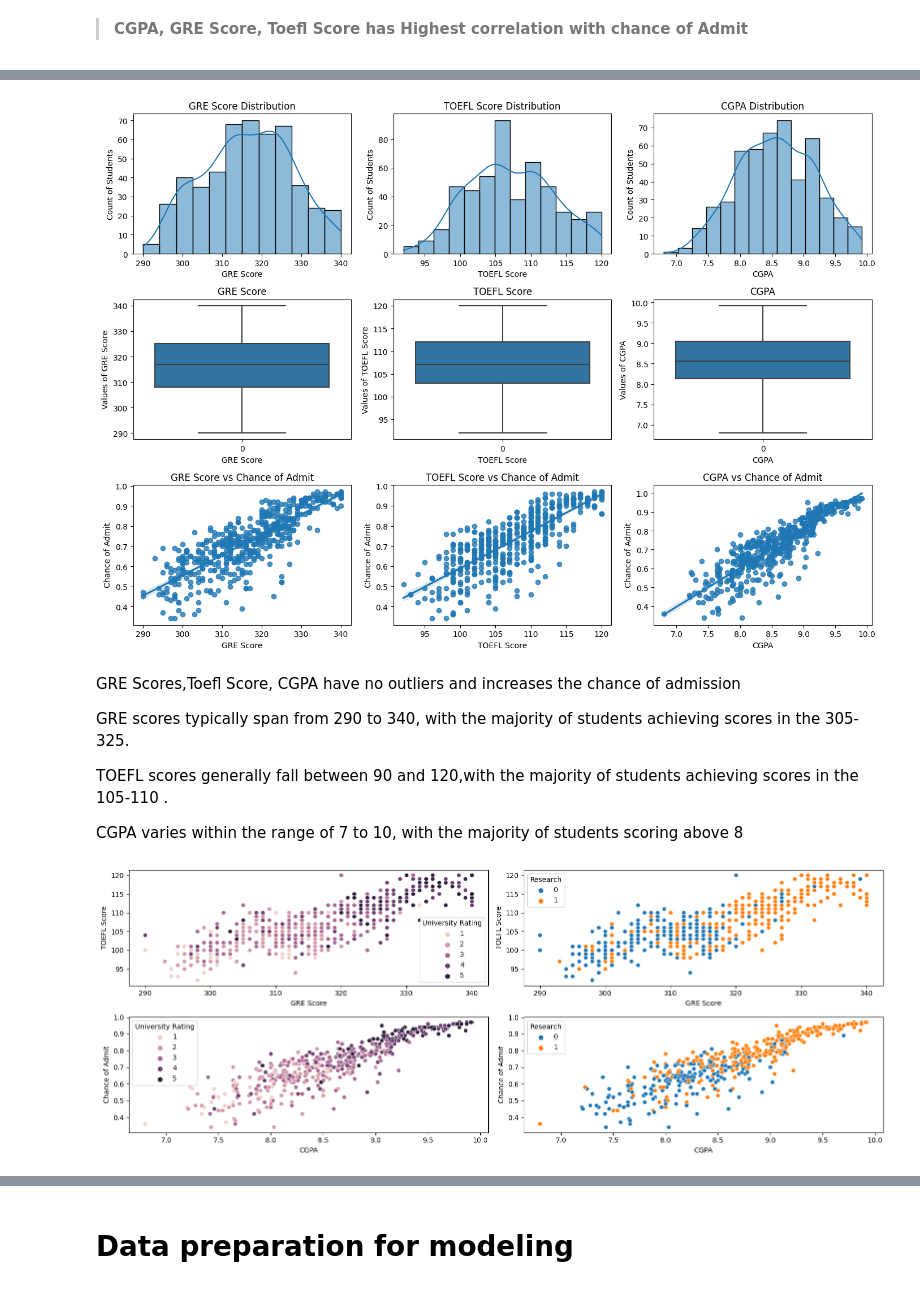
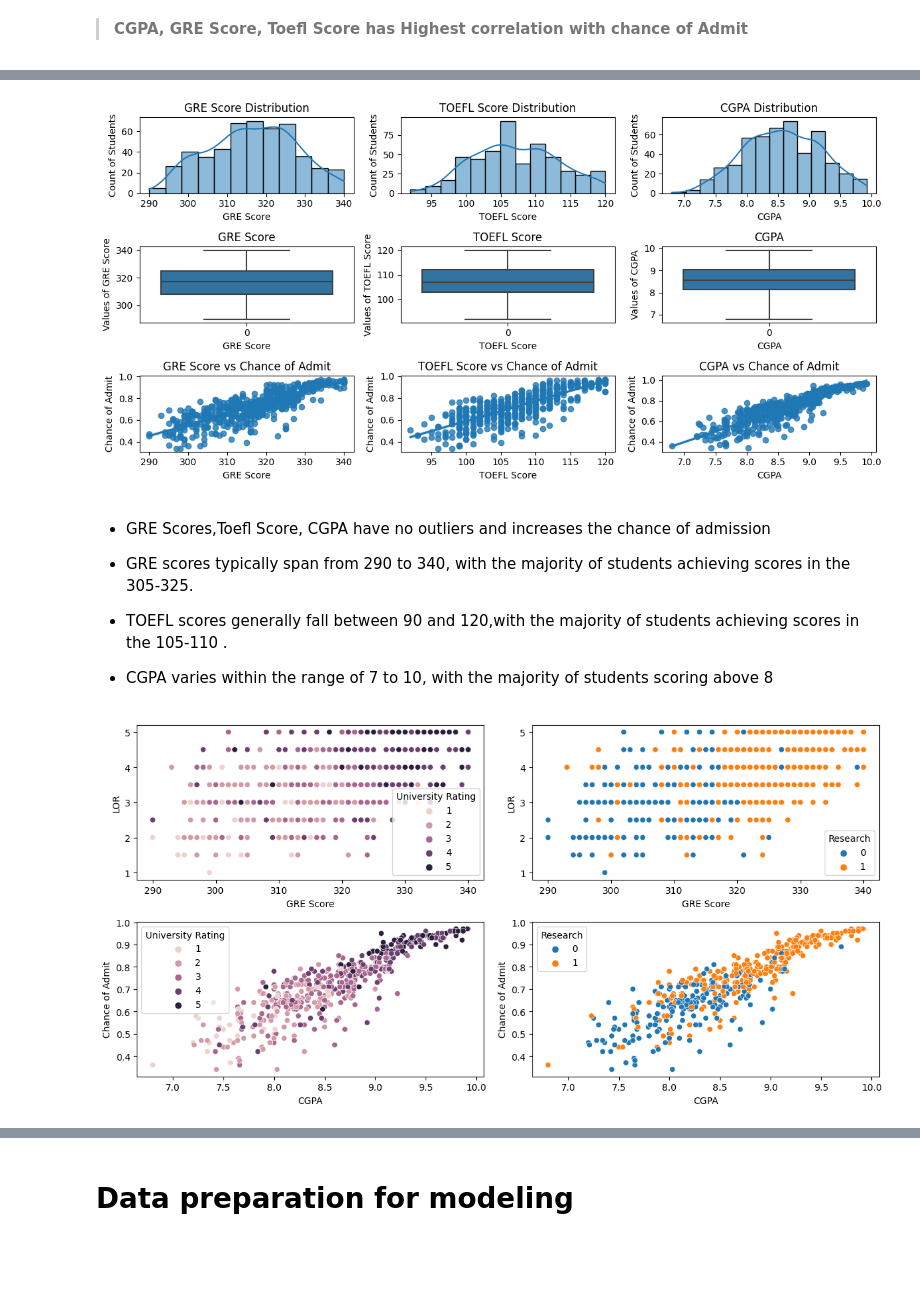
Before and after one commit to jdeepanshu/chanceadmission, a Jupyter notebook: Jamboree_Case_Study.ipynb, the cells around one changed output, grey strips where cells are left out. Saved outputs shown, nothing was run; the diff lists cells and outputs as text; code cells hidden in the pictures; blank space fills up the shorter version.

```diff
--- a/Jamboree_Case_Study.ipynb
+++ b/Jamboree_Case_Study.ipynb
@@ -183,7 +190,7 @@ plt.show()
 
 > **CGPA, GRE Score, Toefl Score has Highest correlation with chance of Admit**
 # %%
-fig, axes = plt.subplots(3,4, figsize=(16, 10))
+fig, axes = plt.subplots(3,4, figsize=((12,6)))
 cols =['University Rating', 'SOP','LOR', 'Research']
 
 for item, ax in zip(cols, axes[0, :].flatten()):
@@ -213,45 +223,45 @@ Chance of Admission is increased with University Rating,SOP,LOR Strength, Resear
 # %%
-fig, axes = plt.subplots(3,3, figsize=(14, 10))
+fig, axes = plt.subplots(3,3, figsize=((12,6)))
 new_cols =['GRE Score', 'TOEFL Score', 'CGPA']
 
 
 for item, ax in zip(new_cols, axes[0, :].flatten()):
     sns.histplot(data=df[item],kde=True, ax=ax)
     ax.set_title(f"{item} Distribution")
     ax.set_ylabel('Count of Students')
 
 for item, ax in zip(new_cols, axes[1, :].flatten()):
     sns.boxplot(data=df[item], ax=ax)
     ax.set_title(f"{item}")
     ax.set_xlabel(item)
     ax.set_ylabel(f"Values of {item}")
 
 for item, ax in zip(new_cols, axes[2, :].flatten()):
     sns.regplot(x=item,y='Chance of Admit',data=df, ax=ax)
     ax.set_title(f"{item} vs Chance of Admit")
 plt.tight_layout()
 plt.show()
 # %% [output]
-[figure, old version]
+[figure, new version]
 # %% [markdown]
-GRE Scores,Toefl Score, CGPA have no outliers and increases the chance of admission
+* GRE Scores,Toefl Score, CGPA have no outliers and increases the chance of admission
 
-GRE scores typically span from 290 to 340, with the majority of students achieving scores in the 305-325.
+* GRE scores typically span from 290 to 340, with the majority of students achieving scores in the 305-325.
 
-TOEFL scores generally fall between 90 and 120,with the majority of students achieving scores in the 105-110 .
+* TOEFL scores generally fall between 90 and 120,with the majority of students achieving scores in the 105-110 .
 
-CGPA varies within the range of 7 to 10, with the majority of students scoring above 8
+* CGPA varies within the range of 7 to 10, with the majority of students scoring above 8
 # %%
-fig, axes = plt.subplots(2,2, figsize=(16, 6))
+fig, axes = plt.subplots(2,2, figsize=(12, 6))
 
 
-sns.scatterplot(x = df["GRE Score"] , y = df["TOEFL Score"] , hue = df["University Rating"], ax=axes[0,0])
+sns.scatterplot(x = df["GRE Score"] , y = df["LOR"] , hue = df["University Rating"], ax=axes[0,0])
 sns.scatterplot(x = df["CGPA"] , y = df["Chance of Admit"] , hue = df["University Rating"],ax=axes[1,0])
 
-sns.scatterplot(x = df["GRE Score"] , y = df["TOEFL Score"] , hue = df["Research"], ax=axes[0,1])
+sns.scatterplot(x = df["GRE Score"] , y = df["LOR"] , hue = df["Research"], ax=axes[0,1])
 sns.scatterplot(x = df["CGPA"] , y = df["Chance of Admit"] , hue = df["Research"],ax=axes[1,1])
 
 plt.tight_layout()
 plt.show()
 # %% [output]
-[figure, old version]
+[figure, new version]
```
Also changed, not shown: parts of 19 cells of this notebook.
